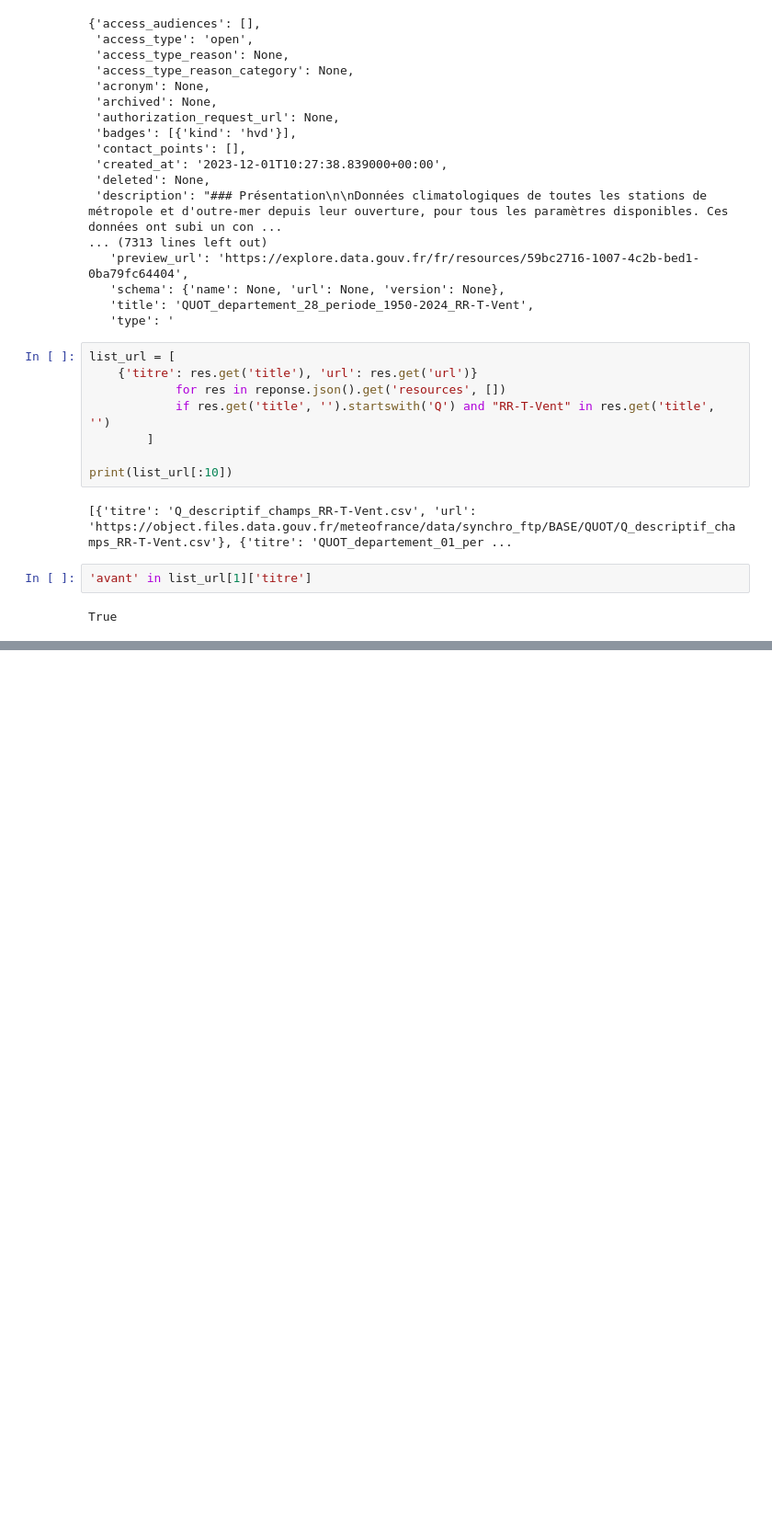
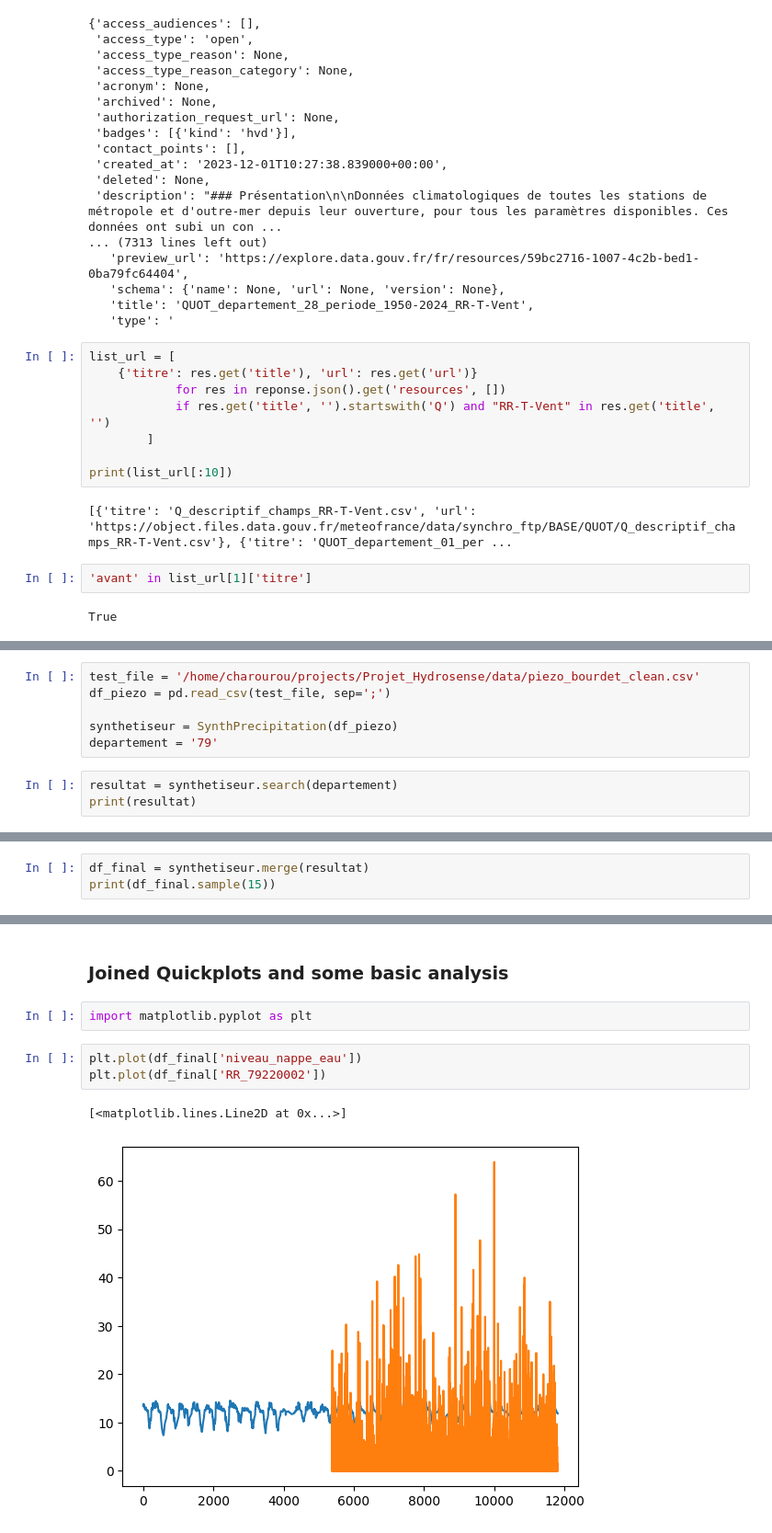
Before and after one commit to charourou/Projet_Hydrosense, a Jupyter notebook: notebooks/meteo_MRI.ipynb, the cells around one changed output, grey strips where cells are left out. Shown at 92% size. Cells and saved outputs as stored; diff of their text form; blank space fills up the shorter version.

```diff
--- a/notebooks/meteo_MRI.ipynb
+++ b/notebooks/meteo_MRI.ipynb
@@ -50,0 +54,9 @@ True
+# %%
+test_file = '/home/charourou/projects/Projet_Hydrosense/data/piezo_bourdet_clean.csv'
+df_piezo = pd.read_csv(test_file, sep=';')
+
+synthetiseur = SynthPrecipitation(df_piezo)
+departement = '79'
+# %%
+resultat = synthetiseur.search(departement)
+print(resultat)
@@ -50,0 +81,3 @@ True
+# %%
+df_final = synthetiseur.merge(resultat)
+print(df_final.sample(15))
@@ -50,0 +116,10 @@ True
+# %% [markdown]
+### Joined Quickplots and some basic analysis
+# %%
+import matplotlib.pyplot as plt
+# %%
+plt.plot(df_final['niveau_nappe_eau'])
+plt.plot(df_final['RR_79220002'])
+# %% [output]
+[<matplotlib.lines.Line2D at 0x...>]
+[figure, added]
```
Also changed, not shown: parts of 5 cells of this notebook, 1 other file.
